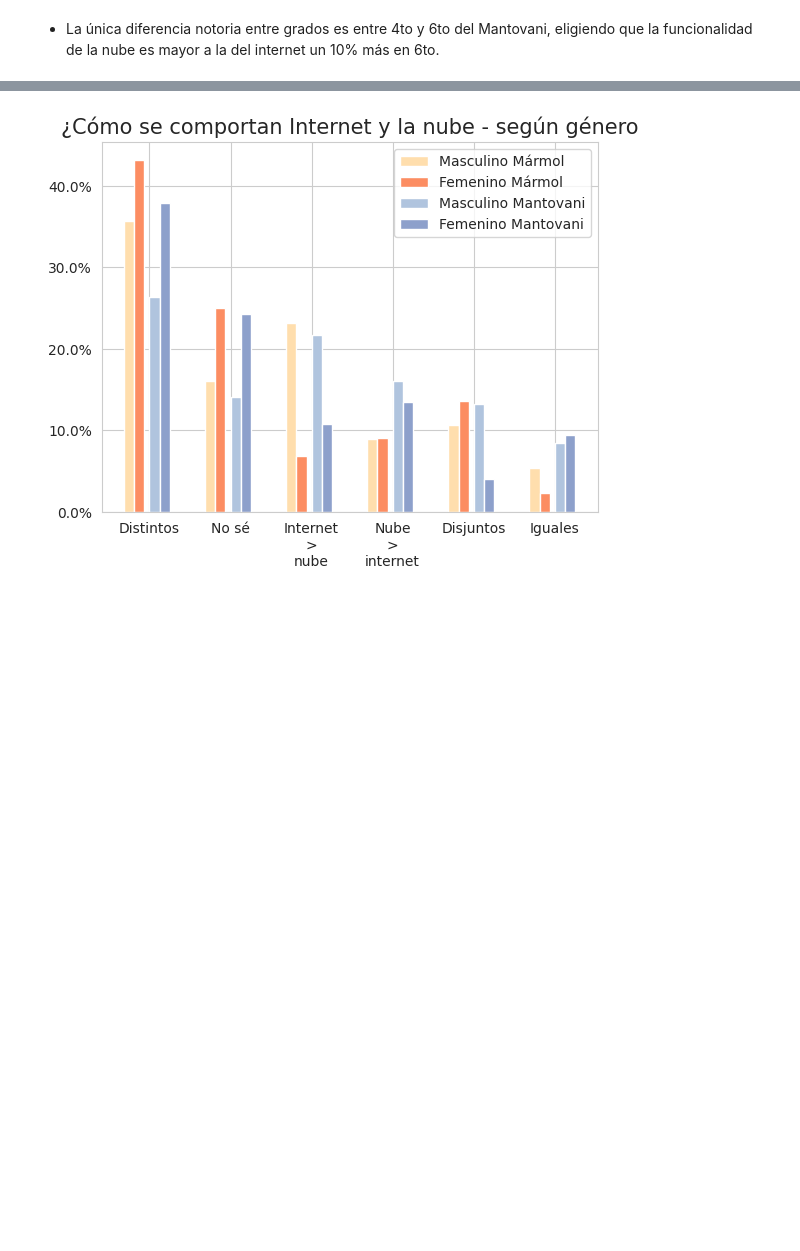
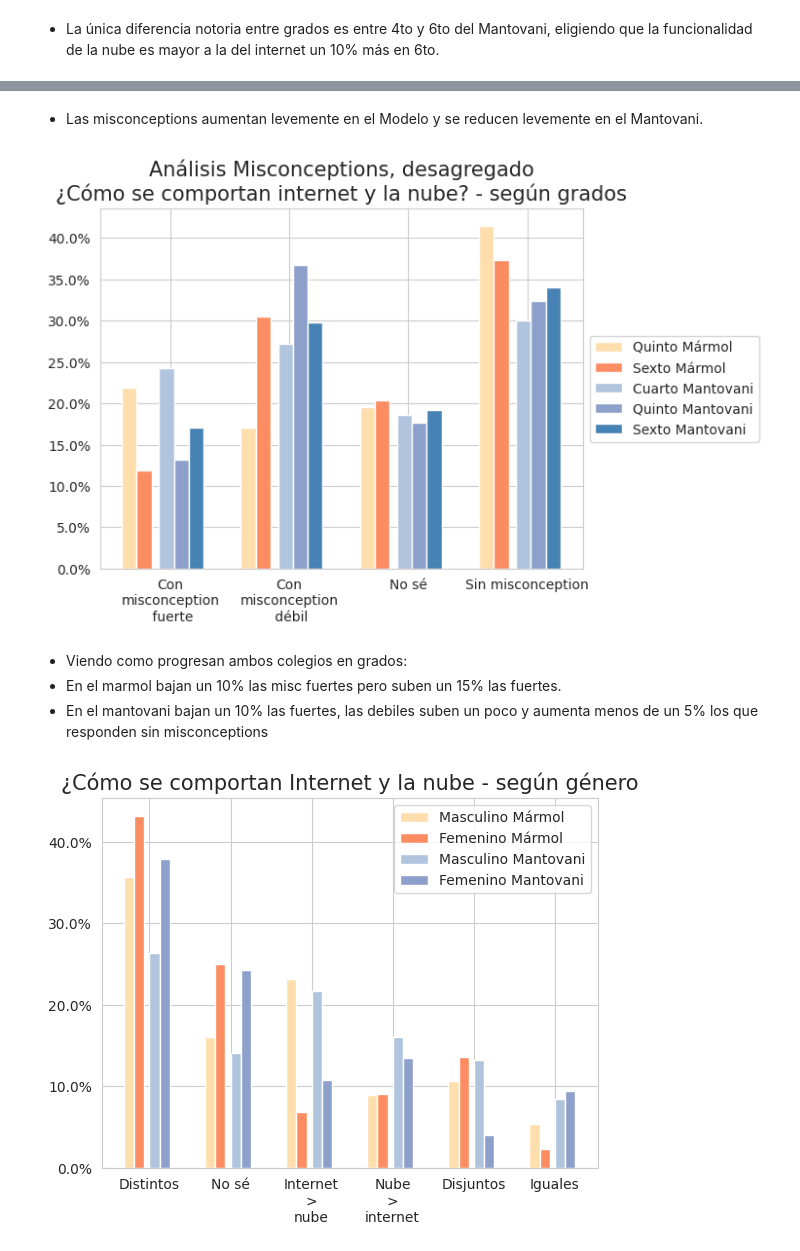
Before and after one commit to fedesassone/tesis, a Jupyter notebook: notebooks/misconceptions/Misconceptions.ipynb, the cells around one changed output, grey strips where cells are left out. Cells and saved outputs as stored; diff of their text form; code cells hidden in the pictures; blank space fills up the shorter version.

```diff
--- a/notebooks/misconceptions/Misconceptions.ipynb
+++ b/notebooks/misconceptions/Misconceptions.ipynb
@@ -3452,3 +3511,68 @@ plt.savefig('como_se_comportan_grados.png')
+# %% [markdown]
+* Las misconceptions aumentan levemente en el Modelo y se reducen levemente en el Mantovani.
+# %%
+# Analisis misc - Agrupando No se - como_se_comportan internet y la nube segun grados
+data_marmol_quinto = marmol[marmol['grado']=="Quinto"]["como_se_comportan"].value_counts(normalize=True).sort_values(ascending=False)
+data_marmol_sexto = marmol[marmol['grado']=="Sexto"]["como_se_comportan"].value_counts(normalize=True).sort_values(ascending=False)
+data_mantovani_cuarto = mantovani[mantovani['grado']=="Cuarto"]["como_se_comportan"].value_counts(normalize=True).sort_values(ascending=False)
+data_mantovani_quinto = mantovani[mantovani['grado']=="Quinto"]["como_se_comportan"].value_counts(normalize=True).sort_values(ascending=False)
+data_mantovani_sexto = mantovani[mantovani['grado']=="Sexto"]["como_se_comportan"].value_counts(normalize=True).sort_values(ascending=False)
+
+dfs = [data_marmol_quinto,data_marmol_sexto,data_mantovani_cuarto,data_mantovani_quinto,data_mantovani_sexto]
+
+result = pd.concat(dfs, axis=1, ignore_index=True)
+result = result.rename(     columns={0:'Quinto Mármol',
+                                1:'Sexto Mármol',
+                                2:'Cuarto Mantovani',
+                                3:'Quinto Mantovani',
+                                4:'Sexto Mantovani'},
+                       index={"Internet y la nube tienen algunas funciones comunes y algunas funciones distintas.": "Distintos",
+                              "No sé.": "No sé",
+                              "Con Internet podemos hacer más cosas que con la nube.": "Internet\n>\nnube",
+                              "Con la nube podemos hacer más cosas que con Internet.": "Nube\n>\ninternet",
+                              "Internet y la nube no tienen funciones en común.":"Disjuntos",
+                              "Podemos hacer exactamente lo mismo con Internet que con la nube.": "Iguales"}).fillna(0)
+
+df_con_mis_fuerte = result.loc[(result.index == 'Disjuntos') |
+                               (result.index == 'Iguales')].sum()
+
+df_con_mis_debil = result.loc[(result.index == 'Nube\n>\ninternet') |
+                               (result.index == 'Internet\n>\nnube')].sum()
+
+result = pd.concat([ df_con_mis_fuerte,
+                     df_con_mis_debil,
+                     result.loc[result.index=='No sé'].sum(),
+                     result.loc[result.index=='Distintos'].sum(),
+                     ], axis=1, ignore_index=True).rename(columns={0: "Con\nmisconception\n fuerte",
+                                                                   1: "Con\nmisconception\n débil",
+                                                                   2: "No sé",
+                                                                   3: "Sin misconception"}).transpose()
+
+bar_width = 0.25
+
+br1 = [1, 3, 5, 7]
+br2 = [x +     bar_width for x in br1]
+br3 = [x + 1.5*bar_width for x in br2]
+br4 = [x +     bar_width for x in br3]
+br5 = [x +     bar_width for x in br4]
+
+plt.bar(br1, result['Quinto Mármol']    , width=bar_width, label = 'Quinto Mármol', color='navajowhite')
+plt.bar(br2, result['Sexto Mármol']     , width=bar_width, label = 'Sexto Mármol', color='C1')
+plt.bar(br3, result['Cuarto Mantovani'] , width=bar_width, label = 'Cuarto Mantovani', color='lightsteelblue')
+plt.bar(br4, result['Quinto Mantovani'] , width=bar_width, label = 'Quinto Mantovani', color='C2')
+plt.bar(br5, result['Sexto Mantovani']  , width=bar_width, label = 'Sexto Mantovani', color='steelblue')
+
+plt.gca().yaxis.set_major_formatter(PercentFormatter(1))
+plt.title("Análisis Misconceptions, desagregado\n¿Cómo se comportan internet y la nube? - según grados", fontsize=15)
+plt.xticks([x + 2.75*bar_width for x in br1], result.index)
+plt.legend(loc='center left', bbox_to_anchor=(1, 0.5))
+plt.savefig('misconc_desag_como_se_comportan_grados.png')
+# %% [output]
+[figure, added]
+# %% [markdown]
+* Viendo como progresan ambos colegios en grados:
+* En el marmol bajan un 10% las misc fuertes pero suben un 15% las fuertes.
+* En el mantovani bajan un 10% las fuertes, las debiles suben un poco y aumenta menos de un 5% los que responden sin misconceptions
 # %%
 # Cómo se comportan Internet y la nube - Género
 data_marmol_mas = marmol[marmol['genero']=="Masculino"]["como_se_comportan"].value_counts(normalize=True).sort_values(ascending=False)
```
Also changed, not shown: parts of 12 cells of this notebook, 6 other files.
